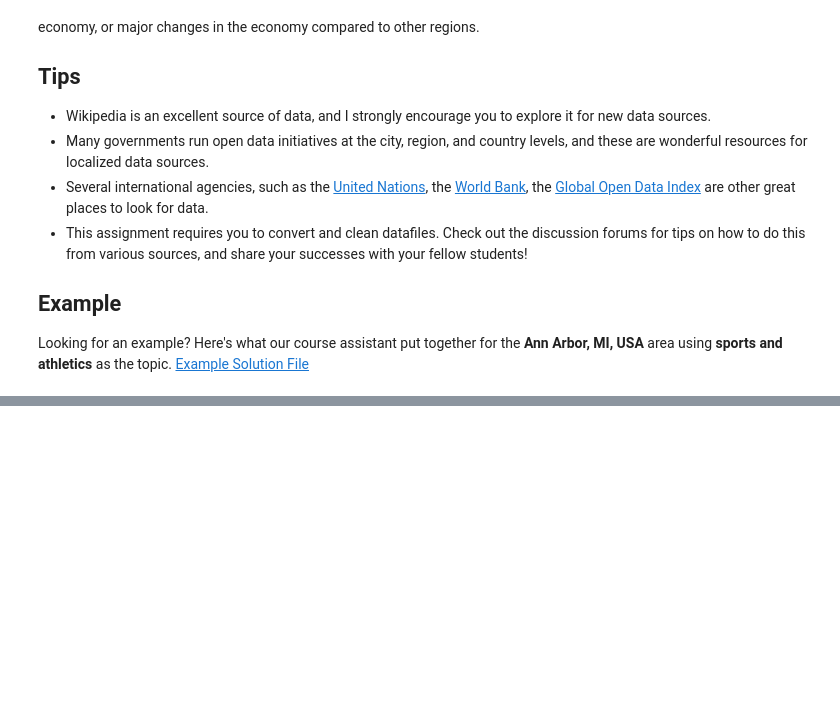
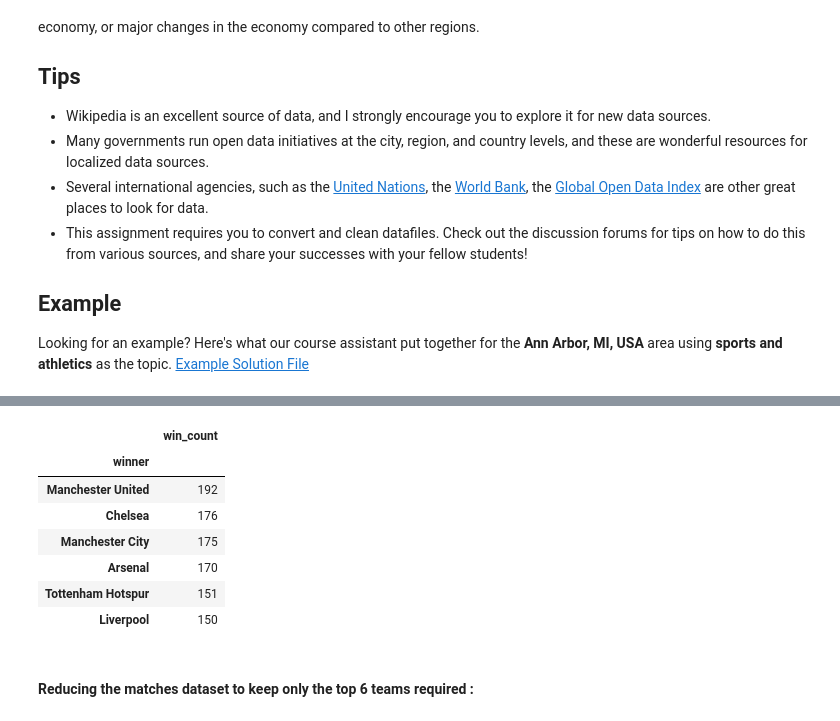
Before and after one commit to saurabhsm07/data-science-specialization, a Jupyter notebook: Course 2 - Applied plotting, charting and data representation/Notebooks/Assignment4.ipynb, the cells around one changed output, grey strips where cells are left out. Saved outputs shown, nothing was run; the diff lists cells and outputs as text; code cells hidden in the pictures; blank space fills up the shorter version.

```diff
--- a/Course 2 - Applied plotting, charting and data representation/Notebooks/Assignment4.ipynb
+++ b/Course 2 - Applied plotting, charting and data representation/Notebooks/Assignment4.ipynb
@@ -55,0 +194,32 @@ df
+# %%
+def set_winner(row):
+    if row['result'] == 'home':
+        row['winner'] = row['home_team']
+    elif row['result'] == 'away':
+        row['winner'] = row['away_team']
+    else:
+        row['winner'] = 'draw'
+    return row
+
+epl_matches_df = epl_matches_df.apply(set_winner, axis = 1)
+# %%
+top_6_teams = (epl_matches_df.groupby('winner')['match_id']
+                       .agg({'count'})
+                       .rename({'count' : 'win_count'}, axis = 1)
+                       .sort_values('win_count',axis = 0, ascending = False)
+                       .iloc[1:7,:]
+        )
+
+# top teams over the specific period based on win count
+top_6_teams
+# %% [output]
+|  | win_count |
+| winner |  |
+| Manchester United | 192 |
+| Chelsea | 176 |
+| Manchester City | 175 |
+| Arsenal | 170 |
+| Tottenham Hotspur | 151 |
+| Liverpool | 150 |
+# %% [markdown]
+#### Reducing the matches dataset to keep only the top 6 teams required :
```
Also changed, not shown: parts of 23 cells of this notebook, 1 other file.
